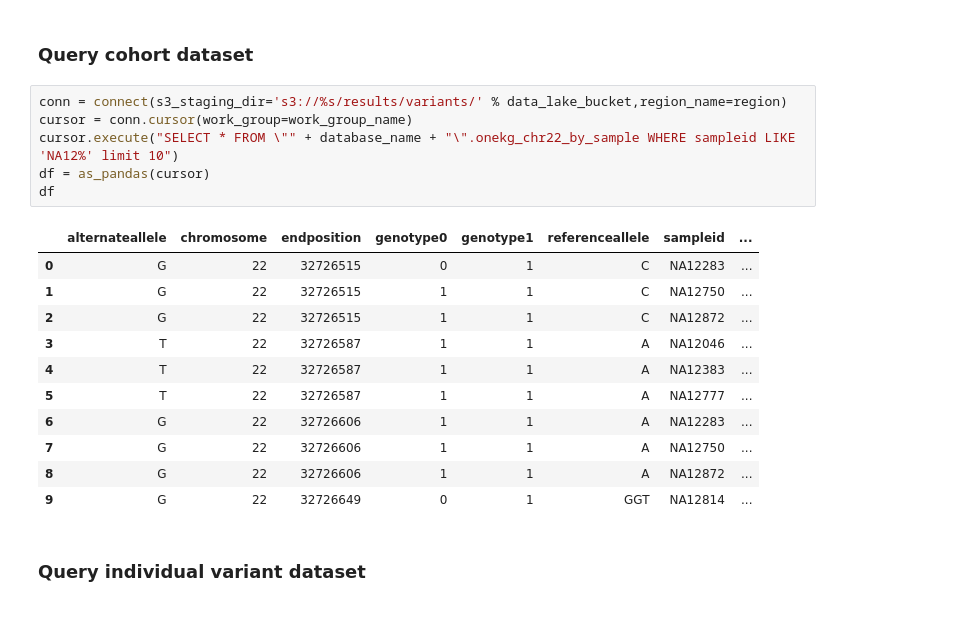
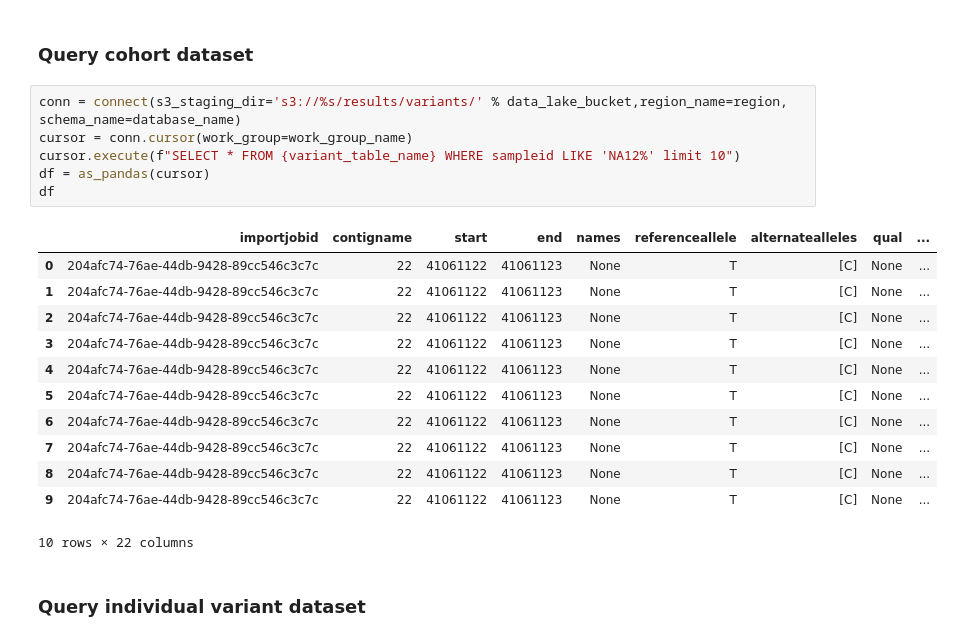
Before and after one commit to awslabs/guidance-for-multi-omics-and-multi-modal-data-integration-and-analysis-on-aws, a Jupyter notebook: source/GenomicsAnalysisCode/resources/notebooks/runbook.ipynb, the cells around one changed output. Drawn from its saved outputs; the diff is of its cells as text.

```diff
--- a/source/GenomicsAnalysisCode/resources/notebooks/runbook.ipynb
+++ b/source/GenomicsAnalysisCode/resources/notebooks/runbook.ipynb
@@ -154,23 +154,24 @@ df
 # %% [markdown]
 ### Query cohort dataset
 # %%
-conn = connect(s3_staging_dir='s3://%s/results/variants/' % data_lake_bucket,region_name=region)
+conn = connect(s3_staging_dir='s3://%s/results/variants/' % data_lake_bucket,region_name=region, schema_name=database_name)
 cursor = conn.cursor(work_group=work_group_name)
-cursor.execute("SELECT * FROM \"" + database_name + "\".onekg_chr22_by_sample WHERE sampleid LIKE 'NA12%' limit 10")
+cursor.execute(f"SELECT * FROM {variant_table_name} WHERE sampleid LIKE 'NA12%' limit 10")
 df = as_pandas(cursor)
 df
 # %% [output]
-|  | alternateallele | chromosome | endposition | genotype0 | genotype1 | referenceallele | sampleid | ... |
-| 0 | G | 22 | 32726515 | 0 | 1 | C | NA12283 | ... |
-| 1 | G | 22 | 32726515 | 1 | 1 | C | NA12750 | ... |
-| 2 | G | 22 | 32726515 | 1 | 1 | C | NA12872 | ... |
-| 3 | T | 22 | 32726587 | 1 | 1 | A | NA12046 | ... |
-| 4 | T | 22 | 32726587 | 1 | 1 | A | NA12383 | ... |
-| 5 | T | 22 | 32726587 | 1 | 1 | A | NA12777 | ... |
-| 6 | G | 22 | 32726606 | 1 | 1 | A | NA12283 | ... |
-| 7 | G | 22 | 32726606 | 1 | 1 | A | NA12750 | ... |
-| 8 | G | 22 | 32726606 | 1 | 1 | A | NA12872 | ... |
-| 9 | G | 22 | 32726649 | 0 | 1 | GGT | NA12814 | ... |
+|  | importjobid | contigname | start | end | names | referenceallele | alternatealleles | qual | ... |
+| 0 | 204afc74-76ae-44db-9428-89cc546c3c7c | 22 | 41061122 | 41061123 | None | T | [C] | None | ... |
+| 1 | 204afc74-76ae-44db-9428-89cc546c3c7c | 22 | 41061122 | 41061123 | None | T | [C] | None | ... |
+| 2 | 204afc74-76ae-44db-9428-89cc546c3c7c | 22 | 41061122 | 41061123 | None | T | [C] | None | ... |
+| 3 | 204afc74-76ae-44db-9428-89cc546c3c7c | 22 | 41061122 | 41061123 | None | T | [C] | None | ... |
+| 4 | 204afc74-76ae-44db-9428-89cc546c3c7c | 22 | 41061122 | 41061123 | None | T | [C] | None | ... |
+| 5 | 204afc74-76ae-44db-9428-89cc546c3c7c | 22 | 41061122 | 41061123 | None | T | [C] | None | ... |
+| 6 | 204afc74-76ae-44db-9428-89cc546c3c7c | 22 | 41061122 | 41061123 | None | T | [C] | None | ... |
+| 7 | 204afc74-76ae-44db-9428-89cc546c3c7c | 22 | 41061122 | 41061123 | None | T | [C] | None | ... |
+| 8 | 204afc74-76ae-44db-9428-89cc546c3c7c | 22 | 41061122 | 41061123 | None | T | [C] | None | ... |
+| 9 | 204afc74-76ae-44db-9428-89cc546c3c7c | 22 | 41061122 | 41061123 | None | T | [C] | None | ... |
+10 rows × 22 columns
 # %% [markdown]
 ### Query individual variant dataset
 # %%
```
Also changed, not shown: parts of 6 cells of this notebook, 23 other files.
